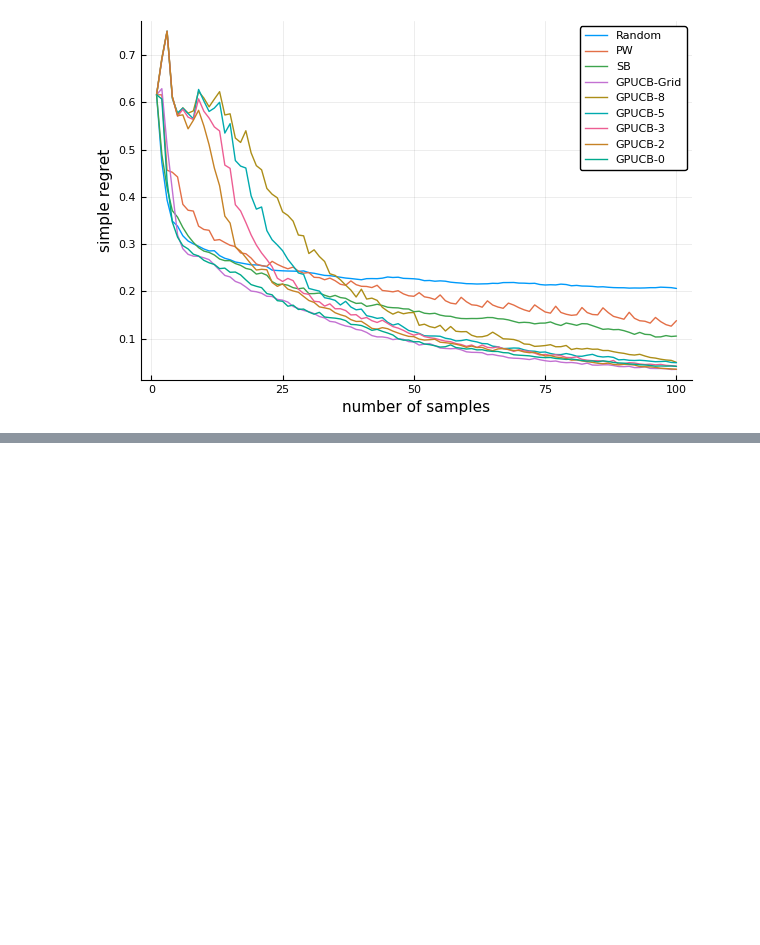
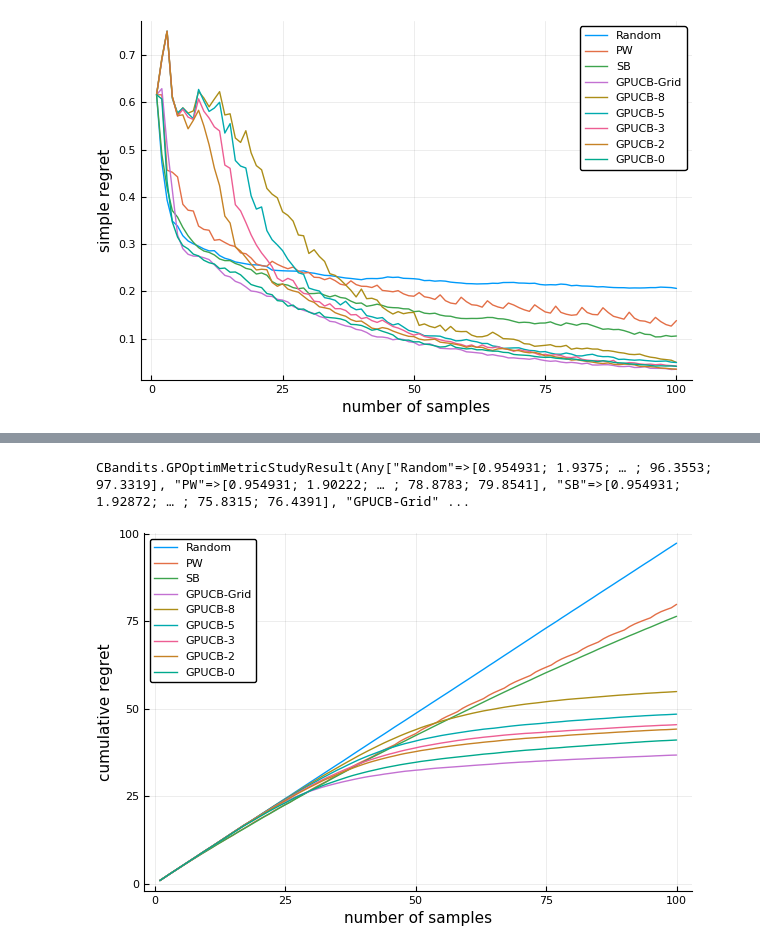
Before and after one commit to rcnlee/CBandits.jl, a Jupyter notebook: notebooks/GPUCB-Optim.ipynb, the cells around one changed output, grey strips where cells are left out. Saved outputs shown, nothing was run; the diff lists cells and outputs as text; code cells hidden in the pictures; blank space fills up the shorter version.

```diff
--- a/notebooks/GPUCB-Optim.ipynb
+++ b/notebooks/GPUCB-Optim.ipynb
@@ -249,0 +263,9 @@ plot(result, :simple_regret)
+# %%
+study = GPOptimMetricStudy(; actiondistr=UniformActions(), G=Sinc(), mean_inits=[8.0,5.0,3.0,2.0,0.0])
+result = run_study(study)
+# %% [output]
+CBandits.GPOptimMetricStudyResult(Any["Random"=>[0.954931; 1.9375; … ; 96.3553; 97.3319], "PW"=>[0.954931; 1.90222; … ; 78.8783; 79.8541], "SB"=>[0.954931; 1.92872; … ; 75.8315; 76.4391], "GPUCB-Grid" ...
+# %%
+plot(result, :cum_regret)
+# %% [output]
+[figure, added]
```
Also changed, not shown: parts of 4 cells of this notebook, 4 other files.
